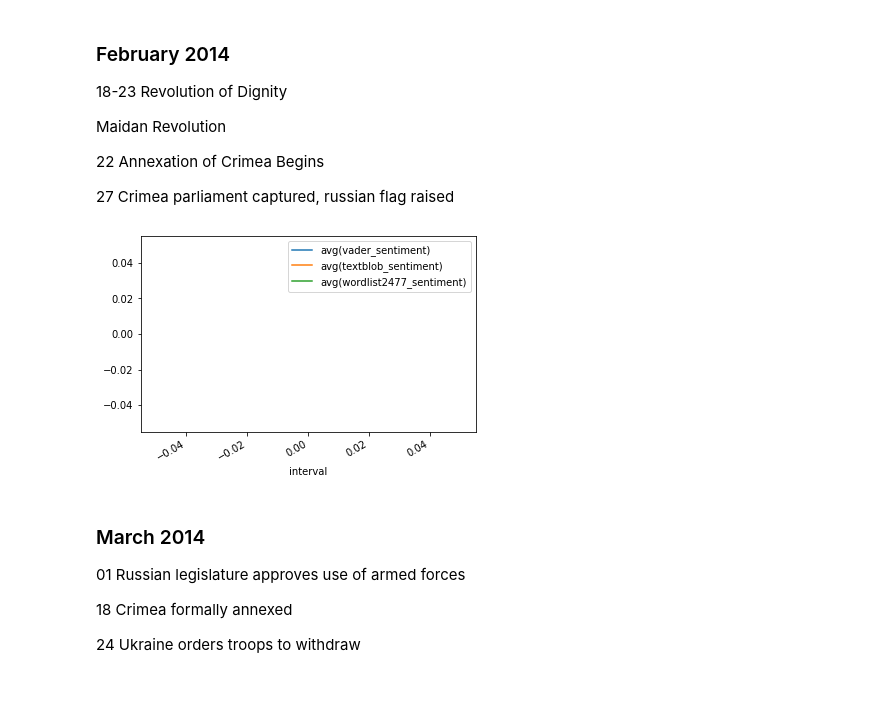
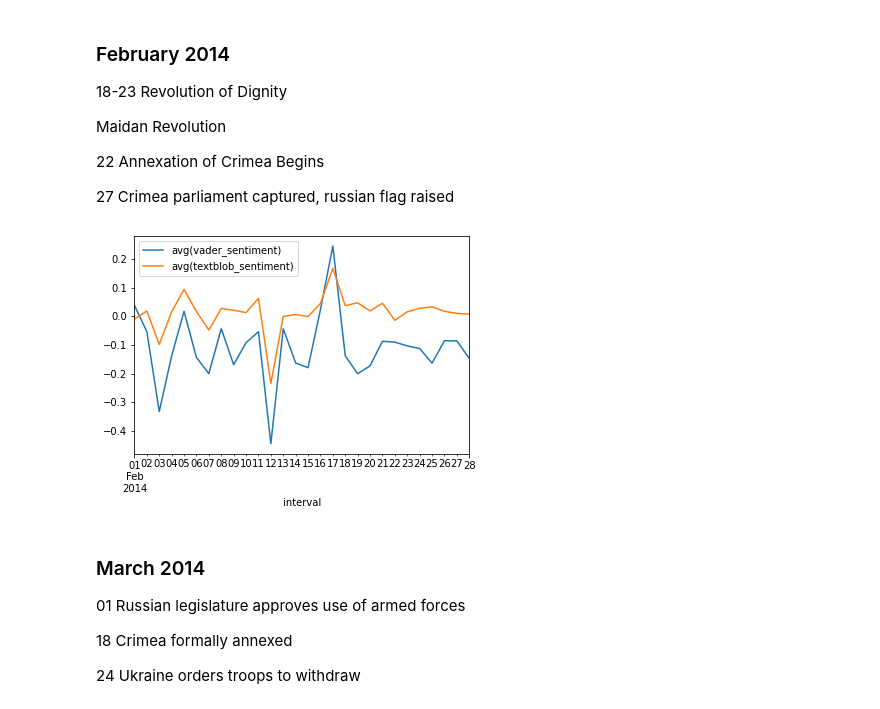
Before and after one commit to havardMoe/Twitter_Sentiment, a Jupyter notebook: code/visualizing/visualization.ipynb, the cells around one changed output. Drawn from its saved outputs; the diff is of its cells as text; code cells hidden in the pictures.

Commit message:
finished pipeline from data to visualization

```diff
--- a/code/visualizing/visualization.ipynb
+++ b/code/visualizing/visualization.ipynb
@@ -90,15 +52,16 @@ root
 # %% [markdown]
 ## Functions
 # %%
-senti_cols = [col(c) for c in ANALYSERS_TO_PLOT]
+senti_cols = [col(f'avg({c})') for c in ANALYSERS_TO_PLOT]
 average_senti = sum(s_score for s_score in senti_cols)/len(senti_cols)
 
-def plot_events(df, start_date, end_date, interval='5 hour', combine=True):
+def plot_events(df, start_date, end_date, interval=INTERVAL, combine=True):
     query = """CAST(created_at AS INT)
             BETWEEN unix_timestamp('{0}', 'yyyy-MM-dd HH:mm:ss')
             AND unix_timestamp('{1}', 'yyyy-MM-dd HH:mm:ss')""".format(start_date,end_date)
 
     df = df.where(query)
+
     cols = ['created_at'] + ANALYSERS_TO_PLOT
     results = df. \
         select(cols). \
@@ -107,9 +70,8 @@ def plot_events(df, start_date, end_date, interval='5 hour', combine=True):
 
     if combine:
         results = results.\
-            withColumn('avg_sentiment', average_senti).\
-            select('window', 'avg_sentiment')
-
+            withColumn('avg_sentiment', average_senti) \
+            .select('window', 'avg_sentiment')
 
     results. \
         withColumn('window', F.col('window').start). \
@@ -128,20 +90,26 @@ The scaling was performed with the standardScaler from pyspark with the followin
 
 x_standarized = (μ - x_i)/σ
 # %%
-sentiment_cols = [x for x, datatype in df.dtypes if datatype != 'timestamp']
+# TODO: maybe find another method of scaling
 
-vector_asse = VectorAssembler(inputCols=sentiment_cols, outputCol='sentiment_combined')
-temp_df = vector_asse.transform(df)
+if SCALE:
+  print('Performing Scaling')
+  sentiment_cols = [x for x, datatype in df.dtypes if datatype != 'timestamp']
 
-scaler = StandardScaler(inputCol='sentiment_combined', outputCol='scaled_sentiment')
-df = scaler.fit(temp_df).transform(temp_df)
+  vector_asse = VectorAssembler(inputCols=sentiment_cols, outputCol='sentiment_combined')
+  temp_df = vector_asse.transform(df)
 
-# Function just to convert to help build data frame
-col_names = ['vader_sentiment','textblob_sentiment','wordlist2477_sentiment','created_at']
+  scaler = StandardScaler(inputCol='sentiment_combined', outputCol='scaled_sentiment')
+  df = scaler.fit(temp_df).transform(temp_df)
 
-def extract(row):
-  return row.scaled_sentiment.toArray().tolist() + [row.created_at]
+  # Function just to convert to help build data frame
+  col_names = ['vader_sentiment','textblob_sentiment','wordlist2477_sentiment','created_at']
 
-scaled_df = df.select(['created_at','scaled_sentiment']).rdd.map(extract).toDF(col_names)
+  def extract(row):
+    return row.scaled_sentiment.toArray().tolist() + [row.created_at]
+
+  scaled_df = df.select(['created_at','scaled_sentiment']).rdd.map(extract).toDF(col_names)
+  df = scaled_df
+
 df.show(5)
 # %% [output]
@@ -165,12 +159,12 @@ Annexation of Crimea Begins
 27
 Crimea parliament captured, russian flag raised
 # %%
-start_date = "2014-02-01T00:00:00Z"
-end_date = "2014-02-1T10:00:00Z"
+start_date = "2014-02-01 00:00:00"
+end_date = "2014-03-01 00:00:00"
 
-plot_events(df, start_date=start_date, end_date=end_date, interval='1 hour')
+plot_events(df, start_date=start_date, end_date=end_date, combine=COMBINE)
 # %% [output]
-[figure, old version]
+[figure, new version]
 # %% [markdown]
 ### March 2014
 
```
Also changed, not shown: parts of 27 cells of this notebook, 1 other file.
